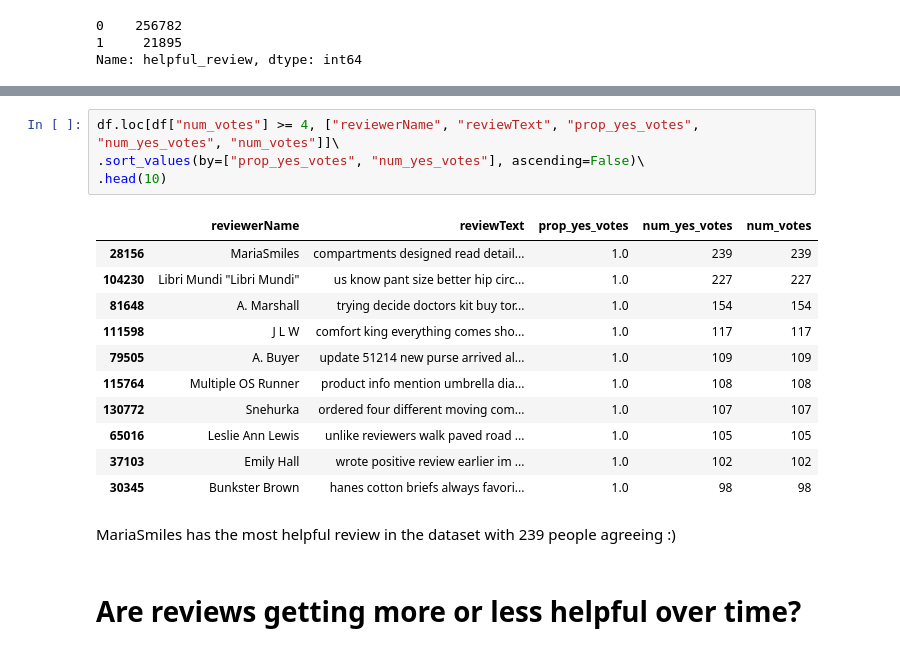
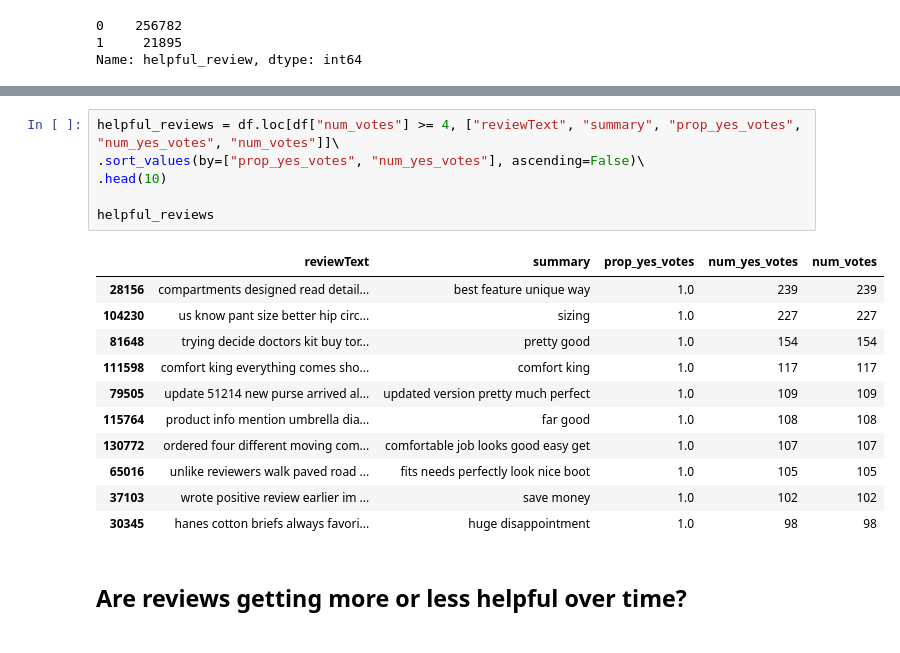
Before and after one commit to lsfischer/cleverly_challenge, a Jupyter notebook: code/cleverly_challenge.ipynb, the cells around one changed output, grey strips where cells are left out. Cells and saved outputs as stored; diff of their text form.

```diff
--- a/code/cleverly_challenge.ipynb
+++ b/code/cleverly_challenge.ipynb
@@ -273,23 +306,23 @@ Here let's consider helpful reviewers those that have the highest proportion of
 # %%
-df.loc[df["num_votes"] >= 4, ["reviewerName", "reviewText", "prop_yes_votes", "num_yes_votes", "num_votes"]]\
+helpful_reviews = df.loc[df["num_votes"] >= 4, ["reviewText", "summary", "prop_yes_votes", "num_yes_votes", "num_votes"]]\
 .sort_values(by=["prop_yes_votes", "num_yes_votes"], ascending=False)\
 .head(10)
+
+helpful_reviews
 # %% [output]
-|  | reviewerName | reviewText | prop_yes_votes | num_yes_votes | num_votes |
-| 28156 | MariaSmiles | compartments designed read detail... | 1.0 | 239 | 239 |
-| 104230 | Libri Mundi "Libri Mundi" | us know pant size better hip circ... | 1.0 | 227 | 227 |
-| 81648 | A. Marshall | trying decide doctors kit buy tor... | 1.0 | 154 | 154 |
-| 111598 | J L W | comfort king everything comes sho... | 1.0 | 117 | 117 |
-| 79505 | A. Buyer | update 51214 new purse arrived al... | 1.0 | 109 | 109 |
-| 115764 | Multiple OS Runner | product info mention umbrella dia... | 1.0 | 108 | 108 |
-| 130772 | Snehurka | ordered four different moving com... | 1.0 | 107 | 107 |
-| 65016 | Leslie Ann Lewis | unlike reviewers walk paved road ... | 1.0 | 105 | 105 |
-| 37103 | Emily Hall | wrote positive review earlier im ... | 1.0 | 102 | 102 |
-| 30345 | Bunkster Brown | hanes cotton briefs always favori... | 1.0 | 98 | 98 |
+|  | reviewText | summary | prop_yes_votes | num_yes_votes | num_votes |
+| 28156 | compartments designed read detail... | best feature unique way | 1.0 | 239 | 239 |
+| 104230 | us know pant size better hip circ... | sizing | 1.0 | 227 | 227 |
+| 81648 | trying decide doctors kit buy tor... | pretty good | 1.0 | 154 | 154 |
+| 111598 | comfort king everything comes sho... | comfort king | 1.0 | 117 | 117 |
+| 79505 | update 51214 new purse arrived al... | updated version pretty much perfect | 1.0 | 109 | 109 |
+| 115764 | product info mention umbrella dia... | far good | 1.0 | 108 | 108 |
+| 130772 | ordered four different moving com... | comfortable job looks good easy get | 1.0 | 107 | 107 |
+| 65016 | unlike reviewers walk paved road ... | fits needs perfectly look nice boot | 1.0 | 105 | 105 |
+| 37103 | wrote positive review earlier im ... | save money | 1.0 | 102 | 102 |
+| 30345 | hanes cotton briefs always favori... | huge disappointment | 1.0 | 98 | 98 |
-# %% [markdown]
-MariaSmiles has the most helpful review in the dataset with 239 people agreeing :)
 # %% [markdown]
-# Are reviews getting more or less helpful over time?
+## Are reviews getting more or less helpful over time?
 # %%
 # Specify that we want a monthly period
 period = df["reviewTime"].dt.to_period(freq="M")
```
Also changed, not shown: parts of 14 cells of this notebook.
